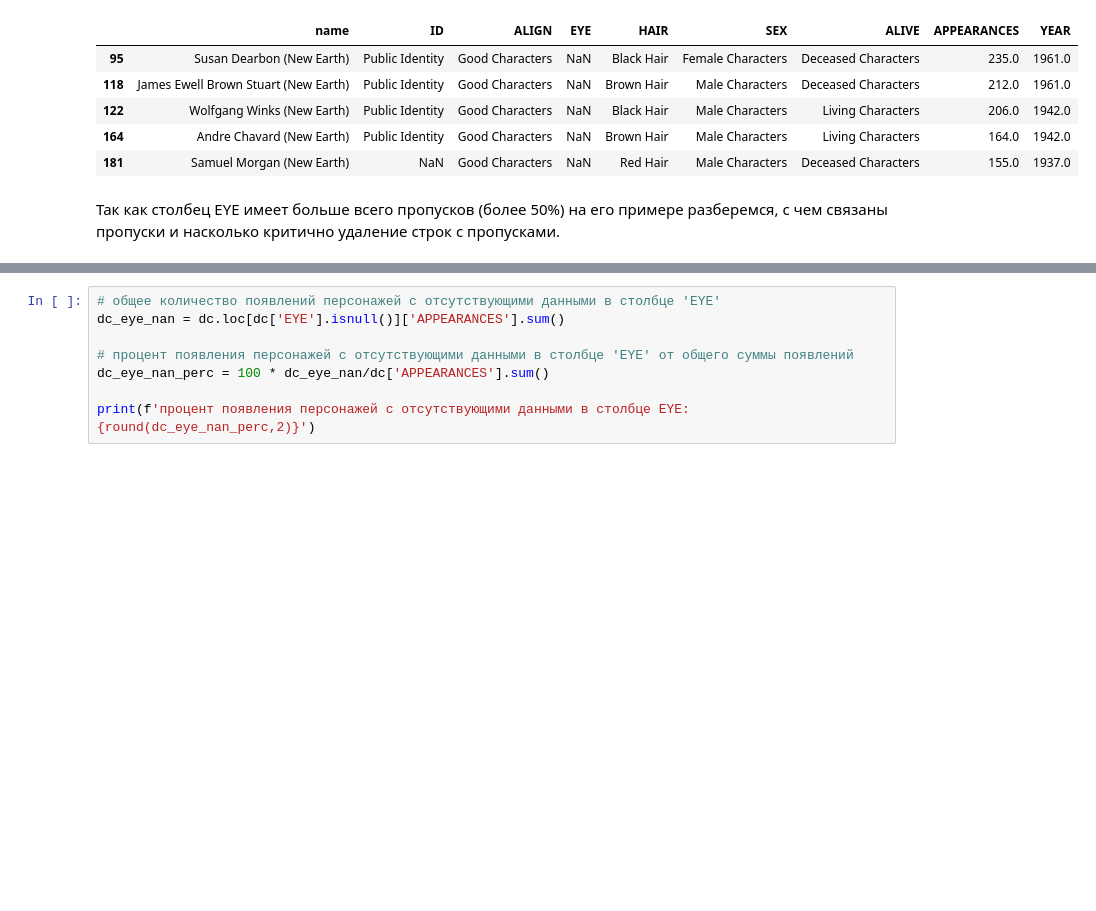
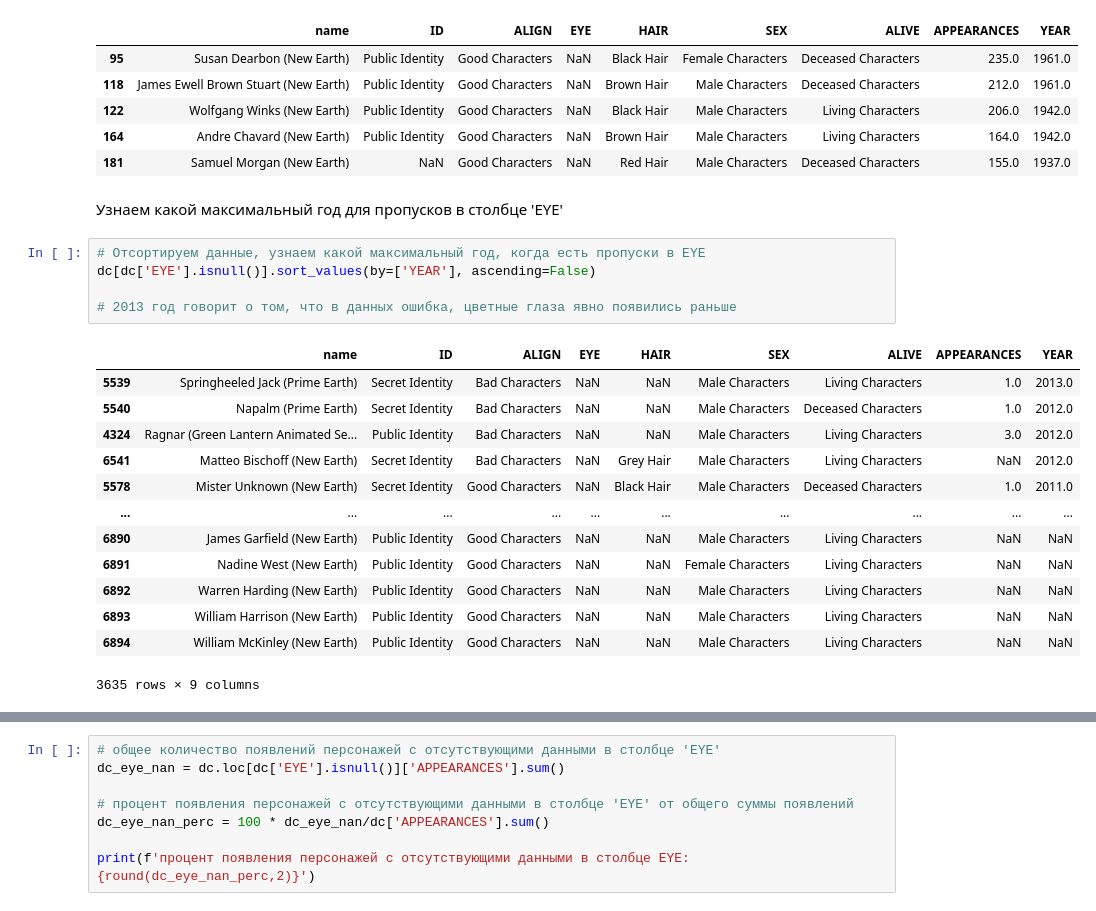
Before and after one commit to elvisandsivle/sf_data_science, a Jupyter notebook: SkillFactory/Продвинутые методы/task 2.ipynb, the cells around one changed output, grey strips where cells are left out. Saved outputs shown, nothing was run; the diff lists cells and outputs as text; blank space fills up the shorter version.

```diff
--- a/SkillFactory/Продвинутые методы/task 2.ipynb
+++ b/SkillFactory/Продвинутые методы/task 2.ipynb
@@ -189,5 +192,24 @@ display(dc.loc[dc['EYE'].isnull()].head())
 | 122 | Wolfgang Winks (New Earth) | Public Identity | Good Characters | NaN | Black Hair | Male Characters | Living Characters | 206.0 | 1942.0 |
 | 164 | Andre Chavard (New Earth) | Public Identity | Good Characters | NaN | Brown Hair | Male Characters | Living Characters | 164.0 | 1942.0 |
 | 181 | Samuel Morgan (New Earth) | NaN | Good Characters | NaN | Red Hair | Male Characters | Deceased Characters | 155.0 | 1937.0 |
-# %% [markdown]
-Так как столбец EYE имеет больше всего пропусков (более 50%) на его примере разберемся, с чем связаны пропуски и насколько критично удаление строк с пропусками.
+# %% [markdown]
+Узнаем какой максимальный год для пропусков в столбце 'EYE'
+# %%
+# Отсортируем данные, узнаем какой максимальный год, когда есть пропуски в EYE
+dc[dc['EYE'].isnull()].sort_values(by=['YEAR'], ascending=False)
+
+# 2013 год говорит о том, что в данных ошибка, цветные глаза явно появились раньше
+# %% [output]
+|  | name | ID | ALIGN | EYE | HAIR | SEX | ALIVE | APPEARANCES | YEAR |
+| 5539 | Springheeled Jack (Prime Earth) | Secret Identity | Bad Characters | NaN | NaN | Male Characters | Living Characters | 1.0 | 2013.0 |
+| 5540 | Napalm (Prime Earth) | Secret Identity | Bad Characters | NaN | NaN | Male Characters | Deceased Characters | 1.0 | 2012.0 |
+| 4324 | Ragnar (Green Lantern Animated Se... | Public Identity | Bad Characters | NaN | NaN | Male Characters | Living Characters | 3.0 | 2012.0 |
+| 6541 | Matteo Bischoff (New Earth) | Secret Identity | Bad Characters | NaN | Grey Hair | Male Characters | Living Characters | NaN | 2012.0 |
+| 5578 | Mister Unknown (New Earth) | Secret Identity | Good Characters | NaN | Black Hair | Male Characters | Deceased Characters | 1.0 | 2011.0 |
+| ... | ... | ... | ... | ... | ... | ... | ... | ... | ... |
+| 6890 | James Garfield (New Earth) | Public Identity | Good Characters | NaN | NaN | Male Characters | Living Characters | NaN | NaN |
+| 6891 | Nadine West (New Earth) | Public Identity | Good Characters | NaN | NaN | Female Characters | Living Characters | NaN | NaN |
+| 6892 | Warren Harding (New Earth) | Public Identity | Good Characters | NaN | NaN | Male Characters | Living Characters | NaN | NaN |
+| 6893 | William Harrison (New Earth) | Public Identity | Good Characters | NaN | NaN | Male Characters | Living Characters | NaN | NaN |
+| 6894 | William McKinley (New Earth) | Public Identity | Good Characters | NaN | NaN | Male Characters | Living Characters | NaN | NaN |
+3635 rows × 9 columns
```
Also changed, not shown: parts of 56 cells of this notebook.
